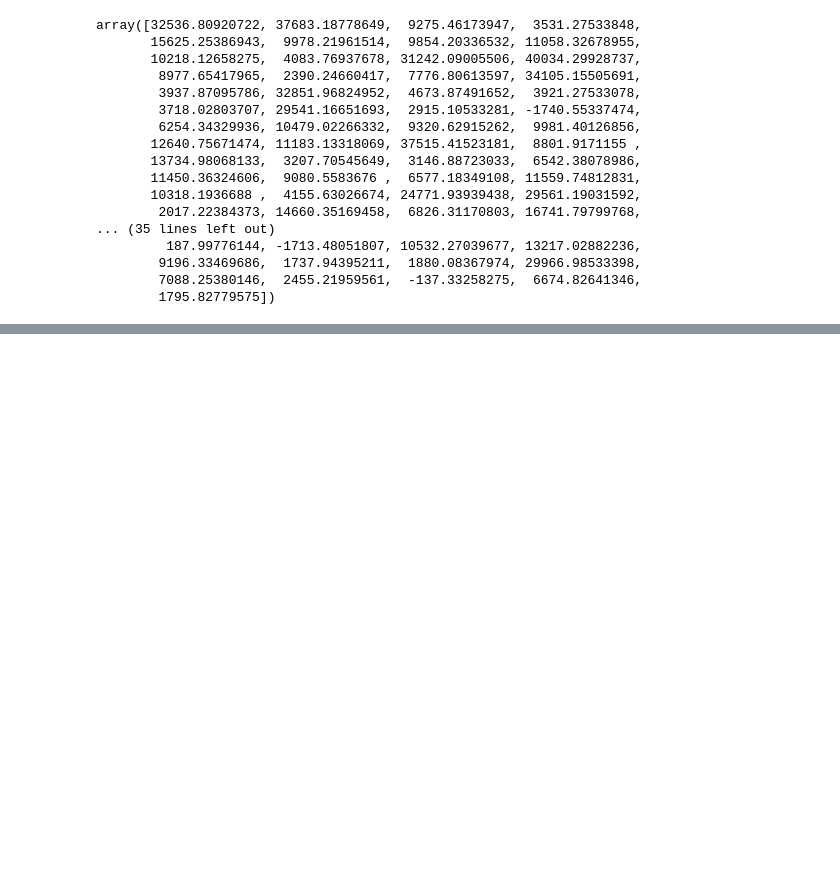
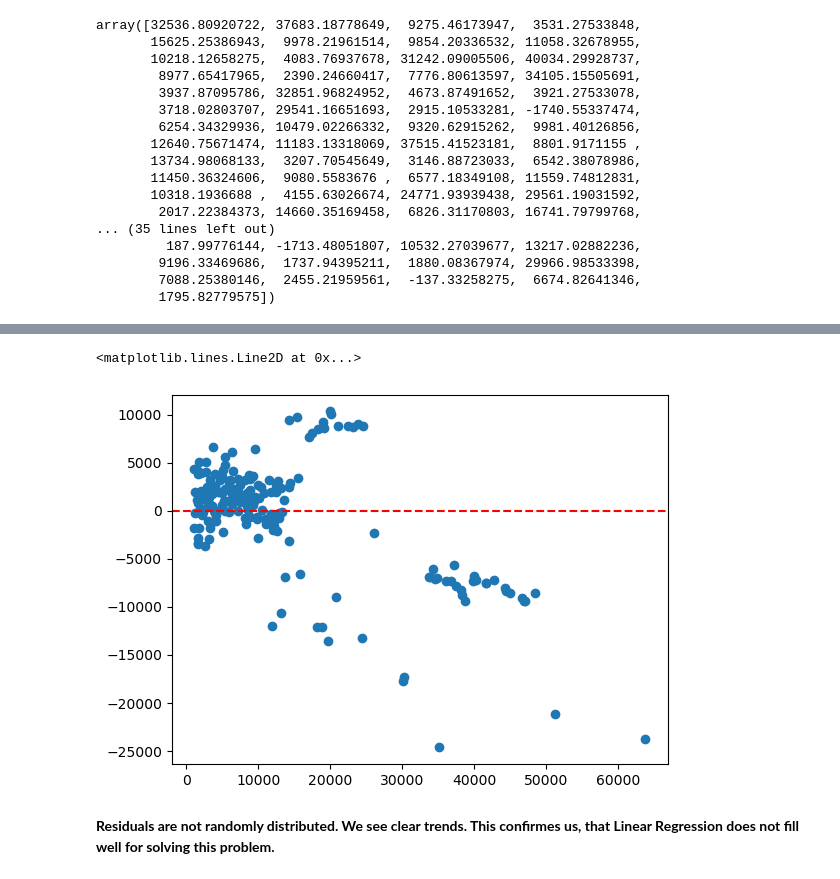
Before and after one commit to adamxszczepanski/SQL-and-ML-Projects, a Jupyter notebook: InsurancePrediction -1 ML model/Insurance prediction project ML.ipynb, the cells around one changed output, grey strips where cells are left out. Saved outputs shown, nothing was run; the diff lists cells and outputs as text; code cells hidden in the pictures; blank space fills up the shorter version.

```diff
--- a/InsurancePrediction -1 ML model/Insurance prediction project ML.ipynb
+++ b/InsurancePrediction -1 ML model/Insurance prediction project ML.ipynb
@@ -394,0 +507,8 @@ from sklearn.metrics import mean_absolute_error,mean_squared_error
+# %%
+plt.scatter(x=y_validation, y=Res)
+plt.axhline(y=0, color="red", linestyle='--')
+# %% [output]
+<matplotlib.lines.Line2D at 0x...>
+[figure, added]
+# %% [markdown]
+**Residuals are not randomly distributed. We see clear trends. This confirmes us, that Linear Regression does not fill well for solving this problem.**
```
Also changed, not shown: parts of 18 cells of this notebook.
